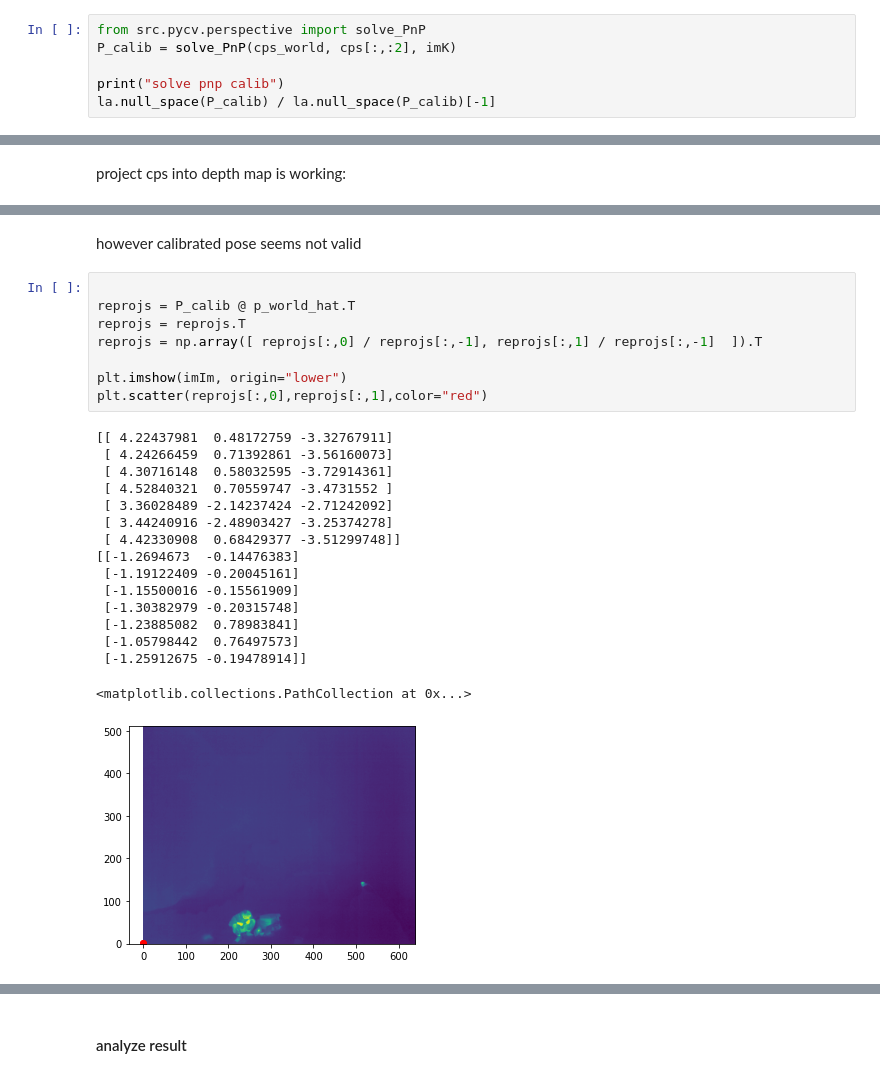
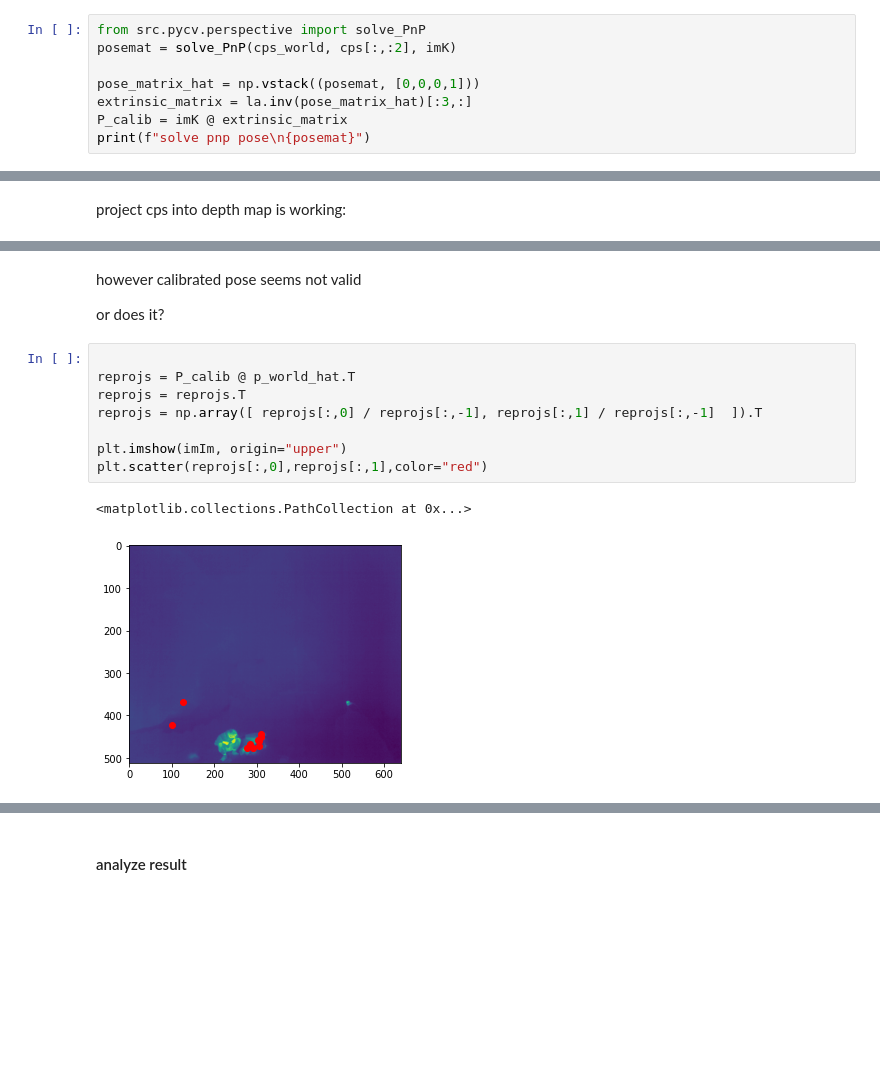
Before and after one commit to ushichka/dmcp, a Jupyter notebook: notebooks/pick_ground_truth_points.ipynb, the cells around one changed output, grey strips where cells are left out. Saved outputs shown, nothing was run; the diff lists cells and outputs as text; blank space fills up the shorter version.

```diff
--- a/notebooks/pick_ground_truth_points.ipynb
+++ b/notebooks/pick_ground_truth_points.ipynb
@@ -140,8 +143,10 @@ array([[-2.82250013],
        [ 1.        ]])
 # %%
 from src.pycv.perspective import solve_PnP
-P_calib = solve_PnP(cps_world, cps[:,:2], imK)
+posemat = solve_PnP(cps_world, cps[:,:2], imK)
 
-print("solve pnp calib")
-la.null_space(P_calib) / la.null_space(P_calib)[-1]
+pose_matrix_hat = np.vstack((posemat, [0,0,0,1]))
+extrinsic_matrix = la.inv(pose_matrix_hat)[:3,:]
+P_calib = imK @ extrinsic_matrix
+print(f"solve pnp pose\n{posemat}")
 # %% [output]
@@ -175,30 +173,18 @@ plt.scatter(reprojs[:,0],reprojs[:,1],color="red")
 # %% [markdown]
 however calibrated pose seems not valid
+
+or does it?
 # %%
 
 reprojs = P_calib @ p_world_hat.T
 reprojs = reprojs.T
 reprojs = np.array([ reprojs[:,0] / reprojs[:,-1], reprojs[:,1] / reprojs[:,-1]  ]).T
 
-plt.imshow(imIm, origin="lower")
+plt.imshow(imIm, origin="upper")
 plt.scatter(reprojs[:,0],reprojs[:,1],color="red")
 # %% [output]
-[[ 4.22437981  0.48172759 -3.32767911]
- [ 4.24266459  0.71392861 -3.56160073]
- [ 4.30716148  0.58032595 -3.72914361]
- [ 4.52840321  0.70559747 -3.4731552 ]
- [ 3.36028489 -2.14237424 -2.71242092]
- [ 3.44240916 -2.48903427 -3.25374278]
- [ 4.42330908  0.68429377 -3.51299748]]
-[[-1.2694673  -0.14476383]
- [-1.19122409 -0.20045161]
- [-1.15500016 -0.15561909]
- [-1.30382979 -0.20315748]
- [-1.23885082  0.78983841]
- [-1.05798442  0.76497573]
- [-1.25912675 -0.19478914]]
+<matplotlib.collections.PathCollection at 0x...>
-<matplotlib.collections.PathCollection at 0x...>
-[figure, old version]
+[figure, new version]
 # %%
 A = dmcp(imK, imP, cps[:,:2], cps_world)
 A
```
Also changed, not shown: parts of 7 cells of this notebook, 4 other files.
